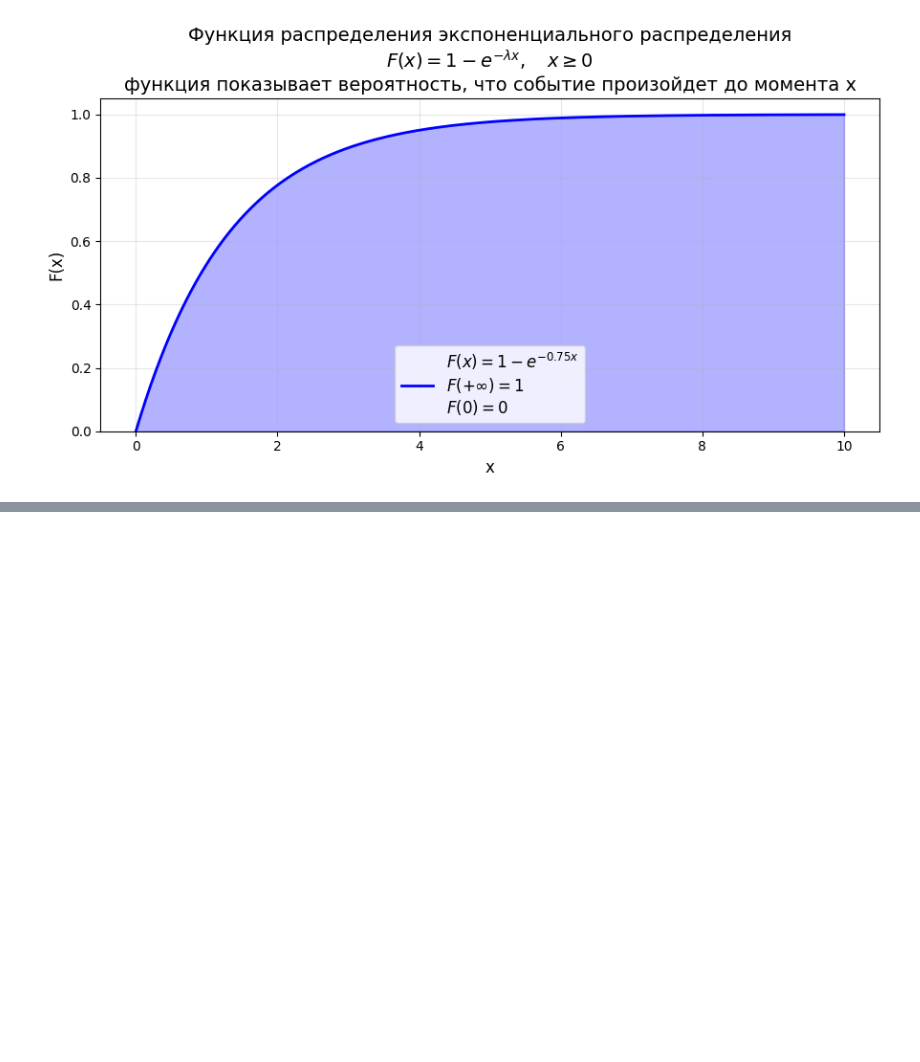
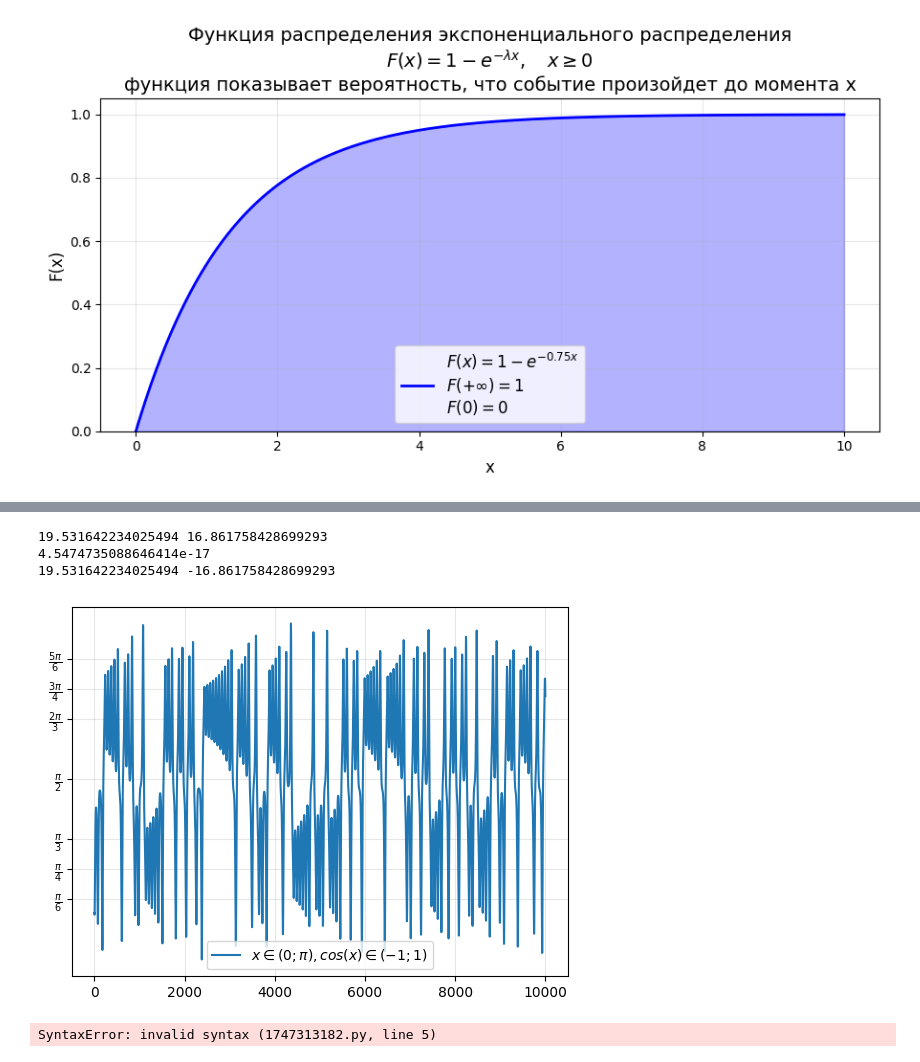
Before and after one commit to romkaimp/MS, a Jupyter notebook: sym_econo/systems_overview.ipynb, the cells around one changed output, grey strips where cells are left out. Drawn from its saved outputs; the diff is of its cells as text; code cells hidden in the pictures; blank space fills up the shorter version.

```diff
--- a/sym_econo/systems_overview.ipynb
+++ b/sym_econo/systems_overview.ipynb
@@ -66,0 +88,37 @@ plt.show()
+# %%
+print(np.max(data[:, 0]), np.max(-data[:, 0]))
+print(np.mean(data[:, 0]))
+X = data[:, 0]
+X -= np.mean(X)
+X_max = np.max(X)
+X_min = np.min(X)
+print(X_max, X_min)
+C = X_max*2 / np.pi
+X = np.pi/2 - X / C
+
+y_ticks = [np.pi/6, np.pi/4, np.pi/3, np.pi/2, np.pi/2 + np.pi/3, np.pi/2 + np.pi/4, np.pi/2 + np.pi/6]
+y_labels = [r'$\frac{\pi}{6}$', r'$\frac{\pi}{4}$', r'$\frac{\pi}{3}$',
+           r'$\frac{\pi}{2}$', r'$\frac{5\pi}{6}$', r'$\frac{3\pi}{4}$', r'$\frac{2\pi}{3}$']
+plt.plot(X, label=r'$x \in (0; \pi), cos(x) \in (-1; 1)$')
+plt.yticks(y_ticks, y_labels)
+plt.grid(True, alpha=0.3)
+plt.legend()
+plt.show()
+# %% [output]
+19.531642234025494 16.861758428699293
+4.5474735088646414e-17
+19.531642234025494 -16.861758428699293
+[figure, added]
+# %%
+x1 = 700
+x2 = -100
+c = 2**0.5 * x1*(x2-x1) / x2
+r1 = 2**0.5 * x1
+r2 = -2**0.5 * x1**2 / x2
+z1 = r1**2 - x1**2
+z2 = r2**2 - x1**2
+theta1 = np.arcsin(x1/r1)
+theta2 = np.arcsin(abs(x2)/r2)
+alpha = theta1 + theta2
+# %% [output]
+SyntaxError: invalid syntax (1747313182.py, line 5)
```
Also changed, not shown: parts of 3 cells of this notebook, 1 other file.
